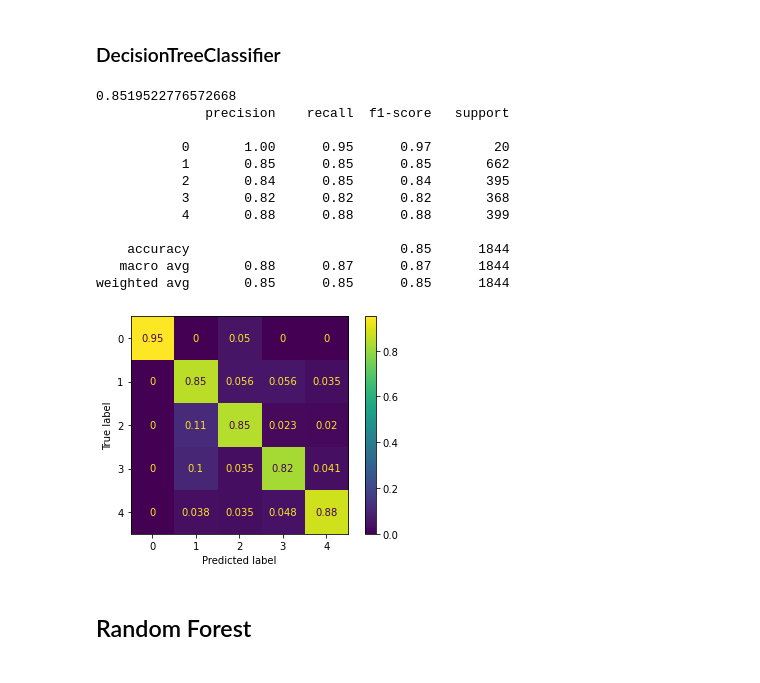
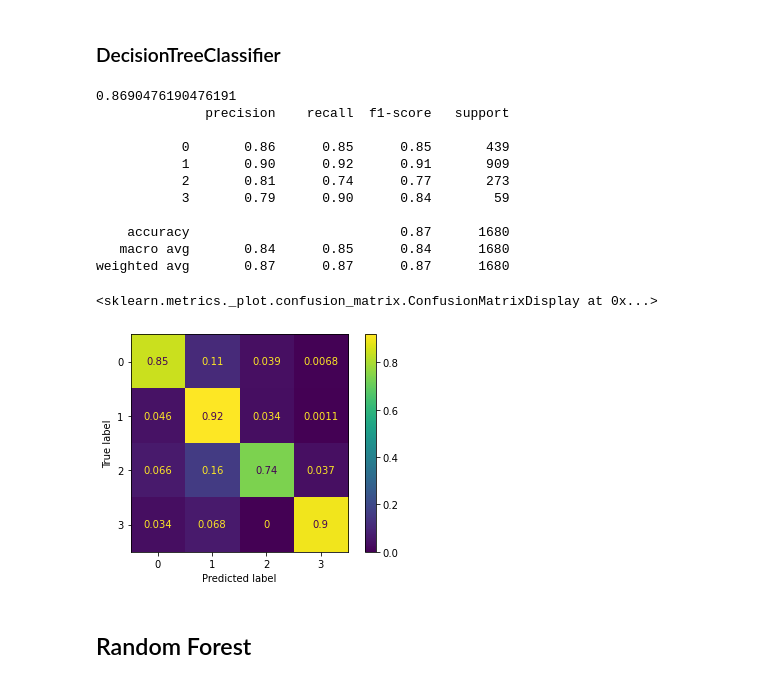
Before and after one commit to PNNL-Project/ml-models, a Jupyter notebook: zonetemp_model_training.ipynb, the cells around one changed output. Cells and saved outputs as stored; diff of their text form; code cells hidden in the pictures.

Commit message:
added comments + add knn training + move functions to ML Training

```diff
--- a/zonetemp_model_training.ipynb
+++ b/zonetemp_model_training.ipynb
@@ -11,7 +9,7 @@ from joblib import dump
 # %% [markdown]
 ### Read Data
 # %%
-data_pathway = "data/seb/UnitStatus(Date_and_Wkday)_ZoneTemperature_processed_data_labeled.csv"
+data_pathway = "data/seb/ZoneTemperature_60_Labeled.csv"
 df = pd.read_csv(data_pathway, header = 0, index_col = False)
 
 # display (rows, columns)
@@ -27,0 +22,3 @@ array(['Sudden Spike', 'High-Low-High', 'Gradual Cooling',
+# %%
+label_list = df.label.unique().tolist()
+label_list
@@ -28,13 +30,7 @@ array(['Sudden Spike', 'High-Low-High', 'Gradual Cooling',
 # %%
-label_dict = {
-    'Sudden Spike': 0,
-    'High-Low-High': 1,
-    'Gradual Cooling': 2,
-    'Highly Variable': 3,
-    'Low-High-Low': 4
-}
+label_dict = mlt.label_list_to_dict(label_list)
 
-df['Label_Numbered'] = [label_dict[x] for x in df['Label']]
+df['Label_Numbered'] = [label_dict[x] for x in df['label']]
 # %%
 df['Label_Numbered']
 # %% [output]
@@ -53,4 +49,4 @@ Name: Label_Numbered, Length: 9216, dtype: int64
 # %%
 y = df["Label_Numbered"]
-X = df.drop(columns=["Attr", "Date","Weekday", "Summer", "Label", "Label_Numbered"])
+X = df.drop(columns=["Date","Attr", "label", "Label_Numbered"])
 X_train, X_test, y_train, y_test = train_test_split(X, y, test_size=0.2, random_state=42)
@@ -65,26 +62,22 @@ Index(['0:00', '1:00', '2:00', '3:00', '4:00', '5:00', '6:00', '7:00', '8:00',
       dtype='object')
 # %% [markdown]
 ### DecisionTreeClassifier
-# %%
-tree = DecisionTreeClassifier()
-tree = tree.fit(X_train, y_train)
-y_pred = tree.predict(X_test)
-print(accuracy_score(y_test,y_pred))
-print(classification_report(y_test, y_pred))
-plot_confusion_matrix(tree, X_test, y_test, normalize="true");
-# %% [output]
-0.8519522776572668
-              precision    recall  f1-score   support
-
-           0       1.00      0.95      0.97        20
-           1       0.85      0.85      0.85       662
-           2       0.84      0.85      0.84       395
-           3       0.82      0.82      0.82       368
-           4       0.88      0.88      0.88       399
-
-    accuracy                           0.85      1844
-   macro avg       0.88      0.87      0.87      1844
-weighted avg       0.85      0.85      0.85      1844
-[figure, removed]
+# %%
+decision_tree, decision_plot = mlt.train_decision_tree(X_train, X_test, y_train, y_test)
+decision_plot
+# %% [output]
+0.8690476190476191
+              precision    recall  f1-score   support
+
+           0       0.86      0.85      0.85       439
+           1       0.90      0.92      0.91       909
+           2       0.81      0.74      0.77       273
+           3       0.79      0.90      0.84        59
+
+    accuracy                           0.87      1680
+   macro avg       0.84      0.85      0.84      1680
+weighted avg       0.87      0.87      0.87      1680
+<sklearn.metrics._plot.confusion_matrix.ConfusionMatrixDisplay at 0x...>
+[figure, added]
 # %% [markdown]
 ## Random Forest
```
Also changed, not shown: parts of 18 cells of this notebook.
